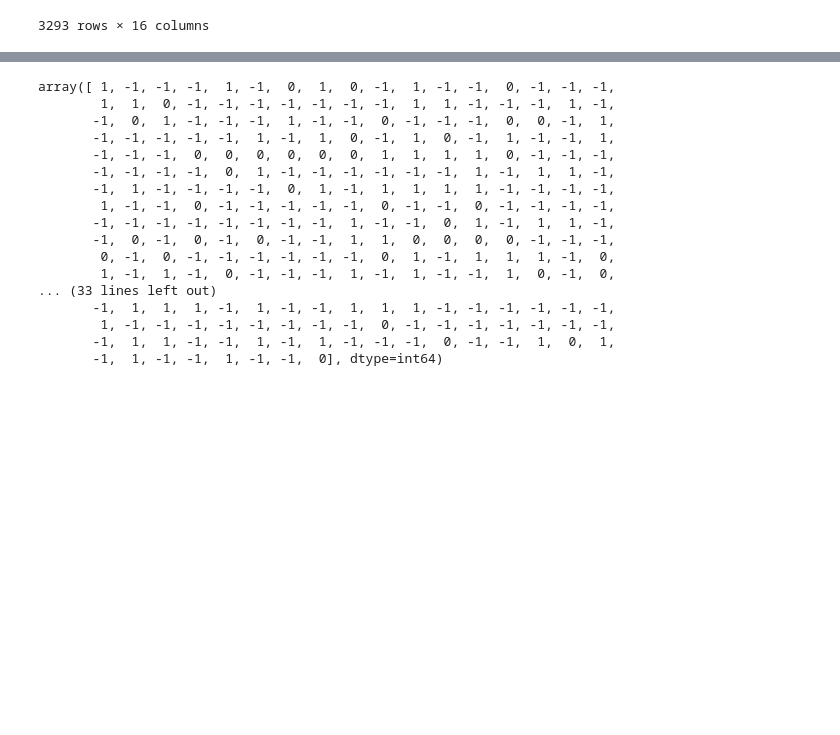
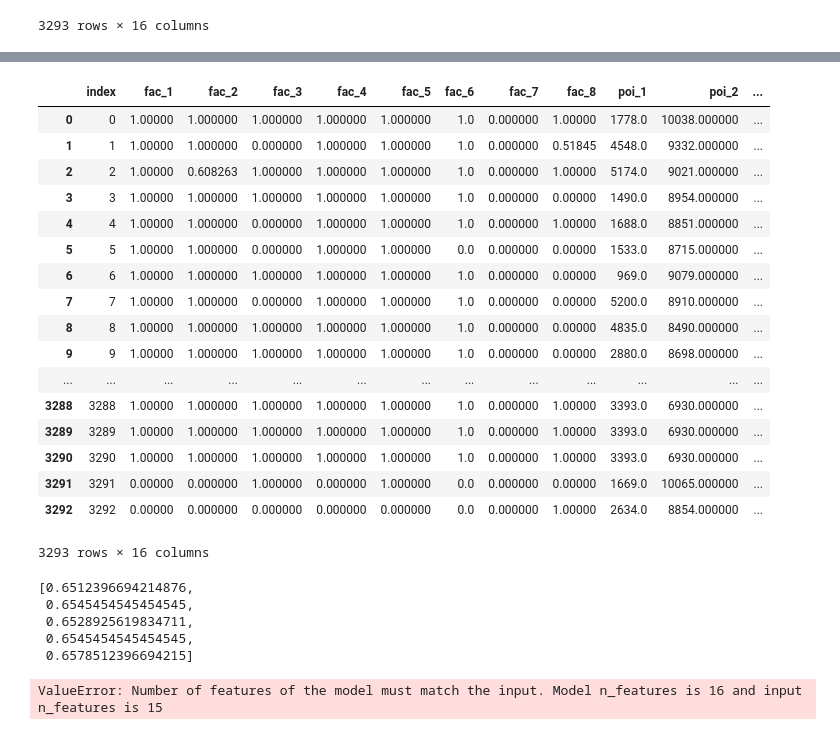
Before and after one commit to FarhanSetyaD/DataMining-Competition-JOINTS-UGM-2019, a Jupyter notebook: Preprocessing.ipynb, the cells around one changed output, grey strips where cells are left out. Saved outputs shown, nothing was run; the diff lists cells and outputs as text; code cells hidden in the pictures; blank space fills up the shorter version.

Commit message:
finding the best way to predict class

```diff
--- a/Preprocessing.ipynb
+++ b/Preprocessing.ipynb
@@ -112,10 +117,29 @@ test = test.drop("id", axis=1)
 # %%
 train_fitur=train.drop('gender',axis=1)
 # train_fitur=train_fitur.drop('size',axis=1)
 train_label = train['gender']
-# train_fitur
+train_fitur
 # train_gender
 # X_train, X_test, Y_train, Y_test = train_test_split(train_fitur, train_label)
+# %% [output]
+|  | index | fac_1 | fac_2 | fac_3 | fac_4 | fac_5 | fac_6 | fac_7 | fac_8 | poi_1 | poi_2 | ... |
+| 0 | 0 | 1.00000 | 1.000000 | 1.000000 | 1.000000 | 1.000000 | 1.0 | 0.000000 | 1.00000 | 1778.0 | 10038.000000 | ... |
+| 1 | 1 | 1.00000 | 1.000000 | 0.000000 | 1.000000 | 1.000000 | 1.0 | 0.000000 | 0.51845 | 4548.0 | 9332.000000 | ... |
+| 2 | 2 | 1.00000 | 0.608263 | 1.000000 | 1.000000 | 1.000000 | 1.0 | 0.000000 | 1.00000 | 5174.0 | 9021.000000 | ... |
+| 3 | 3 | 1.00000 | 1.000000 | 1.000000 | 1.000000 | 1.000000 | 1.0 | 0.000000 | 0.00000 | 1490.0 | 8954.000000 | ... |
+| 4 | 4 | 1.00000 | 1.000000 | 0.000000 | 1.000000 | 1.000000 | 1.0 | 0.000000 | 1.00000 | 1688.0 | 8851.000000 | ... |
+| 5 | 5 | 1.00000 | 1.000000 | 0.000000 | 1.000000 | 1.000000 | 0.0 | 0.000000 | 0.00000 | 1533.0 | 8715.000000 | ... |
+| 6 | 6 | 1.00000 | 1.000000 | 1.000000 | 1.000000 | 1.000000 | 1.0 | 0.000000 | 0.00000 | 969.0 | 9079.000000 | ... |
+| 7 | 7 | 1.00000 | 1.000000 | 0.000000 | 1.000000 | 1.000000 | 1.0 | 0.000000 | 0.00000 | 5200.0 | 8910.000000 | ... |
+| 8 | 8 | 1.00000 | 1.000000 | 1.000000 | 1.000000 | 1.000000 | 1.0 | 0.000000 | 0.00000 | 4835.0 | 8490.000000 | ... |
+| 9 | 9 | 1.00000 | 1.000000 | 1.000000 | 1.000000 | 1.000000 | 1.0 | 0.000000 | 0.00000 | 2880.0 | 8698.000000 | ... |
+| ... | ... | ... | ... | ... | ... | ... | ... | ... | ... | ... | ... | ... |
+| 3288 | 3288 | 1.00000 | 1.000000 | 1.000000 | 1.000000 | 1.000000 | 1.0 | 0.000000 | 1.00000 | 3393.0 | 6930.000000 | ... |
+| 3289 | 3289 | 1.00000 | 1.000000 | 1.000000 | 1.000000 | 1.000000 | 1.0 | 0.000000 | 1.00000 | 3393.0 | 6930.000000 | ... |
+| 3290 | 3290 | 1.00000 | 1.000000 | 1.000000 | 1.000000 | 1.000000 | 1.0 | 0.000000 | 1.00000 | 3393.0 | 6930.000000 | ... |
+| 3291 | 3291 | 0.00000 | 0.000000 | 1.000000 | 0.000000 | 1.000000 | 0.0 | 0.000000 | 0.00000 | 1669.0 | 10065.000000 | ... |
+| 3292 | 3292 | 0.00000 | 0.000000 | 0.000000 | 0.000000 | 0.000000 | 0.0 | 0.000000 | 1.00000 | 2634.0 | 8854.000000 | ... |
+3293 rows × 16 columns
 # %%
 # X_train, X_test, Y_train, Y_test = train_test_split(train_fitur, train_label)
 # X_train.to_csv('xtrain.csv', index=False)
@@ -147,10 +173,19 @@ X_test = XY_test.drop(columns="gender").drop(columns="size")
 # predict = rf.predict(test)
 # predict
 # %%
-# rf = RandomForestClassifier(n_estimators = 3000)
-# rf.fit(X_train,Y_train)
-# rf.score(X_test, Y_test)
+count=[]
+for i in range(5):
+    rf = RandomForestClassifier(n_estimators = 3000)
+    rf.fit(X_train,Y_train)
+    count.append(rf.score(X_test, Y_test))
+count
 # rf.fit(train_fitur,train_label)
 
 # predict = rf.predict(test)
 # predict
+# %% [output]
+[0.6512396694214876,
+ 0.6545454545454545,
+ 0.6528925619834711,
+ 0.6545454545454545,
+ 0.6578512396694215]
@@ -157,29 +206,19 @@ X_test = XY_test.drop(columns="gender").drop(columns="size")
 # %%
+# coun = []
+# for i in range(10):
 gb = GradientBoostingClassifier(n_estimators = 2900)
-gb.fit(X_train,Y_train)
-gb.score(X_test, Y_test)
-
+# gb.fit(X_train,Y_train)
+# coun.append(gb.score(X_test, Y_test))
+# coun
+# y_pred = gnb.predict(X_test)
+# metrics.accuracy_score(Y_test, y_pred)
+# pred = pd.read_csv('seventh_submission_fillna_gradientboost.csv')
 gb.fit(train_fitur,train_label)
 predict = gb.predict(test)
+# metrics.accuracy_score(predict, pred)
 predict
 # %% [output]
-array([ 1, -1, -1, -1,  1, -1,  0,  1,  0, -1,  1, -1, -1,  0, -1, -1, -1,
-        1,  1,  0, -1, -1, -1, -1, -1, -1, -1,  1,  1, -1, -1, -1,  1, -1,
-       -1,  0,  1, -1, -1, -1,  1, -1, -1,  0, -1, -1, -1,  0,  0, -1,  1,
-       -1, -1, -1, -1, -1,  1, -1,  1,  0, -1,  1,  0, -1,  1, -1, -1,  1,
-       -1, -1, -1,  0,  0,  0,  0,  0,  0,  1,  1,  1,  1,  0, -1, -1, -1,
-       -1, -1, -1, -1,  0,  1, -1, -1, -1, -1, -1, -1,  1, -1,  1,  1, -1,
-       -1,  1, -1, -1, -1, -1,  0,  1, -1,  1,  1,  1,  1, -1, -1, -1, -1,
-        1, -1, -1,  0, -1, -1, -1, -1, -1,  0, -1, -1,  0, -1, -1, -1, -1,
-       -1, -1, -1, -1, -1, -1, -1, -1,  1, -1, -1,  0,  1, -1,  1,  1, -1,
-       -1,  0, -1,  0, -1,  0, -1, -1,  1,  1,  0,  0,  0,  0, -1, -1, -1,
-        0, -1,  0, -1, -1, -1, -1, -1, -1,  0,  1, -1,  1,  1,  1, -1,  0,
-        1, -1,  1, -1,  0, -1, -1, -1,  1, -1,  1, -1, -1,  1,  0, -1,  0,
-... (33 lines left out)
-       -1,  1,  1,  1, -1,  1, -1, -1,  1,  1,  1, -1, -1, -1, -1, -1, -1,
-        1, -1, -1, -1, -1, -1, -1, -1, -1,  0, -1, -1, -1, -1, -1, -1, -1,
-       -1,  1,  1, -1, -1,  1, -1,  1, -1, -1, -1,  0, -1, -1,  1,  0,  1,
-       -1,  1, -1, -1,  1, -1, -1,  0], dtype=int64)
+ValueError: Number of features of the model must match the input. Model n_features is 16 and input n_features is 15
 # %%
 # ab = AdaBoostClassifier(n_estimators = 2000)
 # ab.fit(X_train,Y_train)
```
Also changed, not shown: parts of 6 cells of this notebook, 2 other files.
